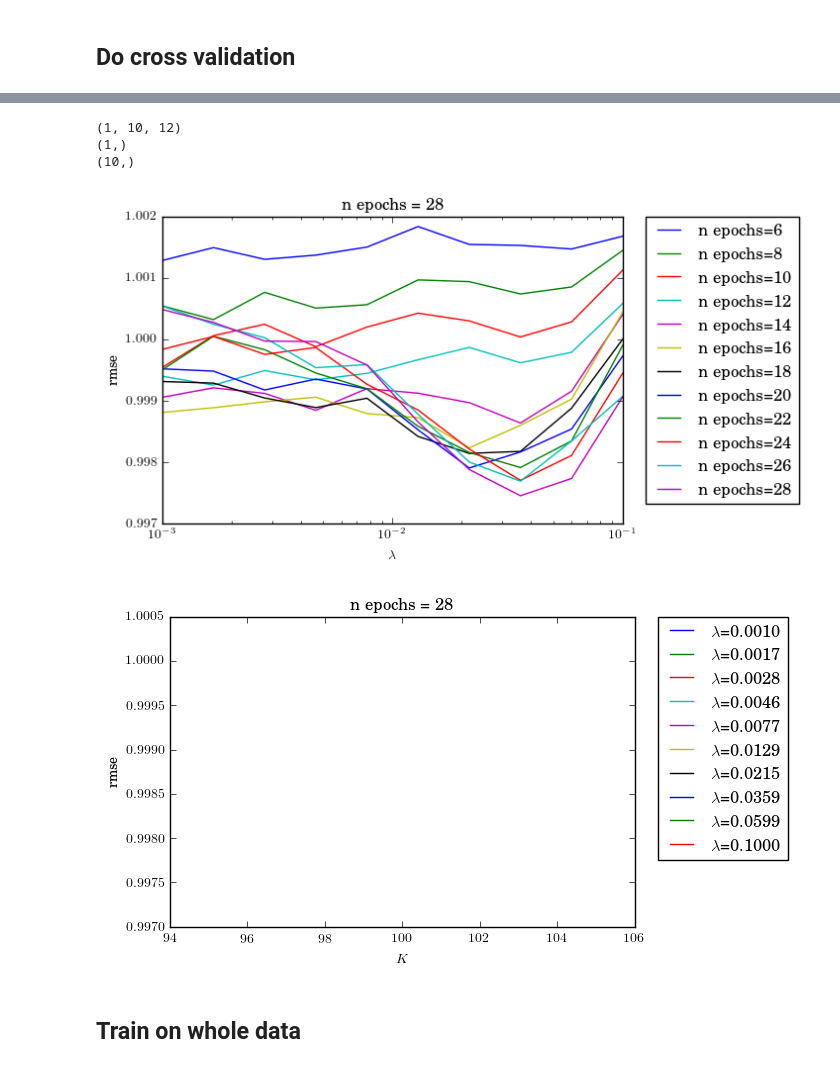
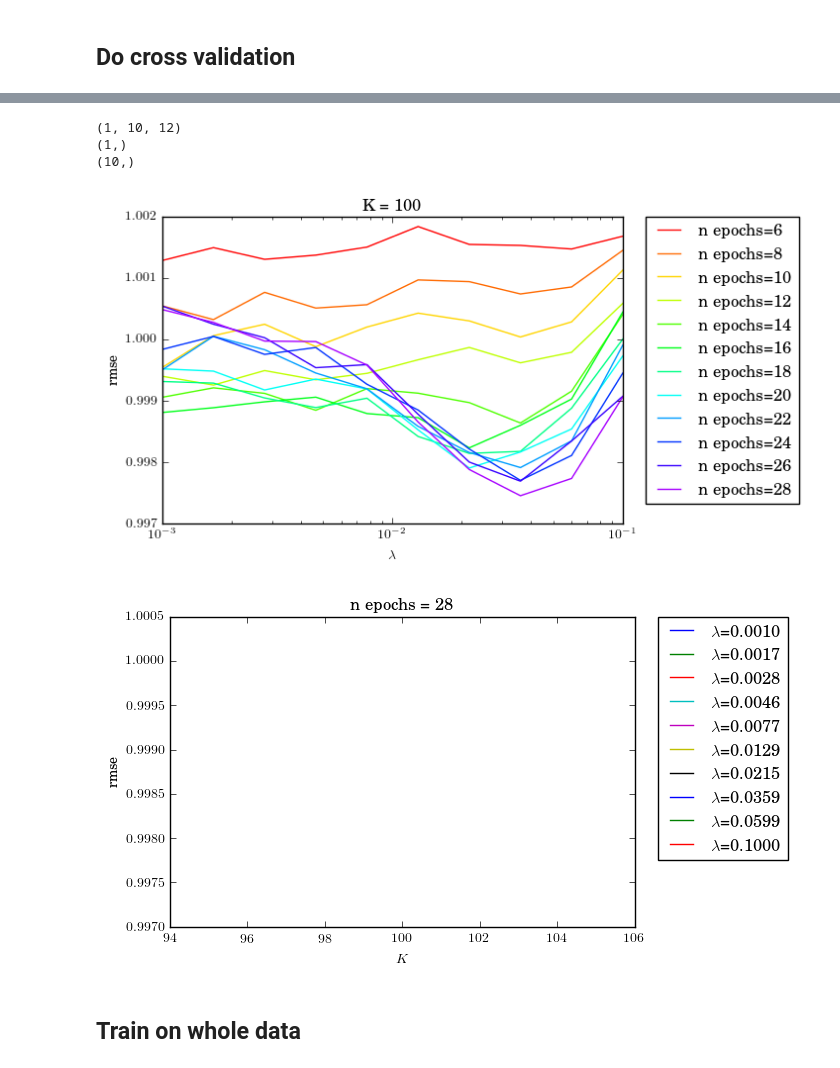
Before and after one commit to MLortki/Machine_Learning_Recommender_Systems, a Jupyter notebook: src/surprise_test.ipynb, the cells around one changed output, grey strips where cells are left out. Saved outputs shown, nothing was run; the diff lists cells and outputs as text; code cells hidden in the pictures.

```diff
--- a/src/surprise_test.ipynb
+++ b/src/surprise_test.ipynb
@@ -112,6 +112,9 @@ testing with n_epochs=28
 rmse=0.9990608703482701
 saved for n_factors=100, reg_all=0.1 n_epochs=28
 # %%
+hsv = plt.get_cmap('hsv')
+colors = hsv(np.linspace(0, 1.0, 15))
+
 #print(rmses_clipped.shape)
 rmses_clipped = rmses
 results_path = '../results/SGD_surprise/'
@@ -162,39 +165,39 @@ for i, n_factor in enumerate(n_factors_range):
     fig = plt.figure(1)
     ax = fig.add_subplot(111)
     for k,n_epochs in enumerate(n_epochs_range):
-        ax.semilogx(reg_all_range,rmses_clipped[i,:,k],label='n epochs={}'.format(n_epochs))
+        ax.semilogx(reg_all_range,rmses_clipped[i,:,k],label='n epochs={}'.format(n_epochs),color=colors[k])
     ax.set_xlabel('$\lambda$')
     ax.set_ylabel('rmse')
-    ax.set_title('n epochs = {}'.format(n_epochs))
+    ax.set_title('K = {}'.format(n_factor))
     lgd = plt.legend(bbox_to_anchor=(1.05, 1), loc=2, borderaxespad=0.)
     fig.savefig(results_path + 'lambda_' + results_name + '.png', bbox_extra_artists=(lgd,), bbox_inches='tight')
 
     fig = plt.figure(2)
     ax = fig.add_subplot(111)
     for j in range(num_reg_all):
         ax.plot(n_factors_range,rmses_clipped[:,j,k],label='$\lambda$={:1.4f}'.format(reg_all_range[j]))
     ax.set_xlabel('$K$')
     ax.set_ylabel('rmse')
     ax.set_title('n epochs = {}'.format(n_epochs))
     lgd = ax.legend(bbox_to_anchor=(1.05, 1), loc=2, borderaxespad=0.)
     fig.savefig(results_path + 'K_' + results_name + '.png', bbox_extra_artists=(lgd,), bbox_inches='tight')
 
 #x = np.arange(-2*np.pi, 2*np.pi, 0.1)
 #ax.plot(x, np.sin(x), label='Sine')
 #ax.plot(x, np.cos(x), label='Cosine')
 #ax.plot(x, np.arctan(x), label='Inverse tan')
 #handles, labels = ax.get_legend_handles_labels()
 #lgd = ax.legend(handles, labels, loc='upper center', bbox_to_anchor=(0.5,-0.1))
 #ax.grid('on')
 #fig.savefig('samplefigure', bbox_extra_artists=(lgd,), bbox_inches='tight')
 #np.savetxt(results_path + results_name + '.csv', rmses_clipped, delimiter=",")
 #test_rmses_clipped = np.loadtxt(results_path + results_name + '.csv', delimiter =',')
 #assert np.isclose(test_rmses_clipped,rmses_clipped).all()
 # %% [output]
 (1, 10, 12)
 (1,)
 (10,)
-[figure, old version]
+[figure, new version]
 [figure]
 # %% [markdown]
 ##  Train on whole data
```
Also changed, not shown: 4 other files.
